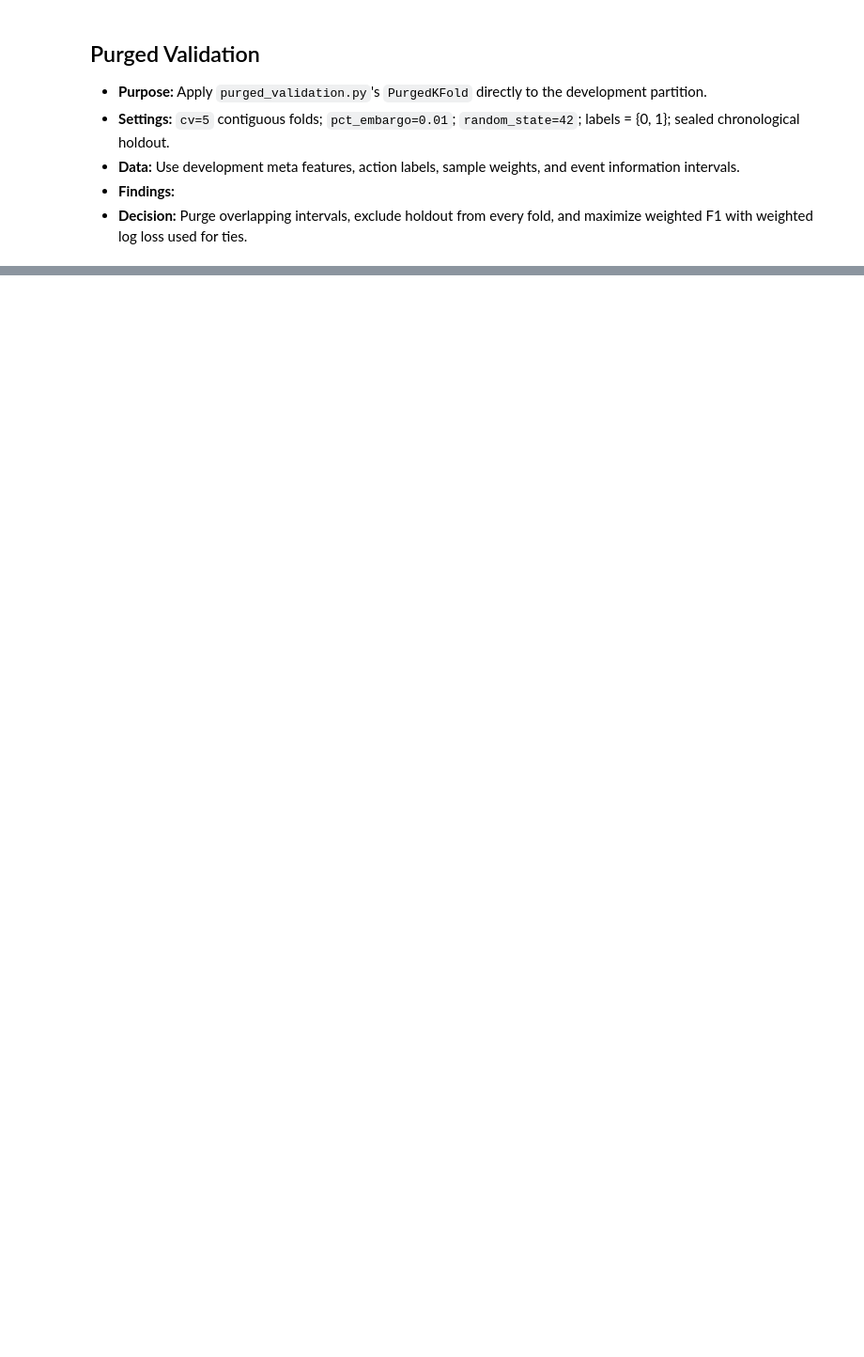
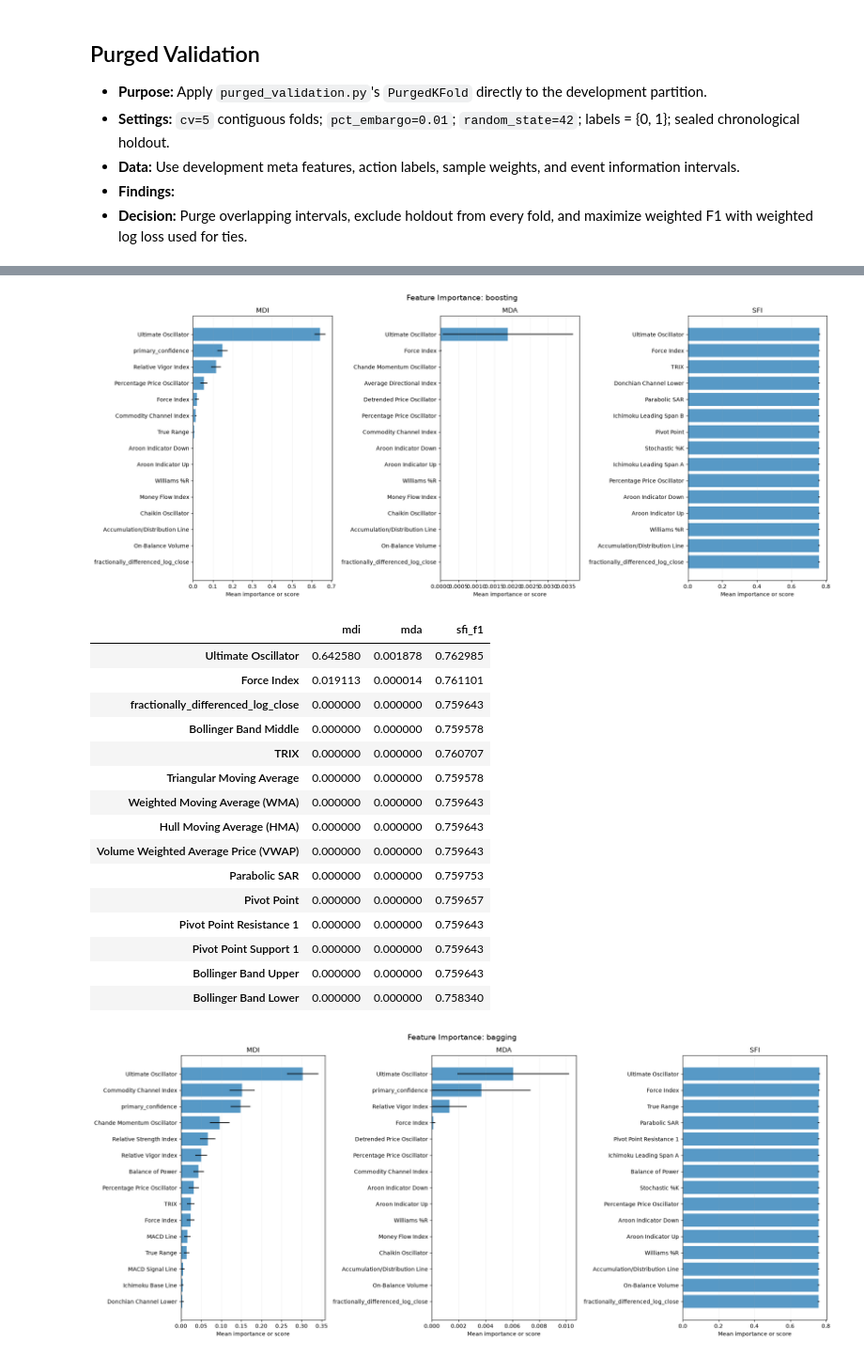
Before and after one commit to kwonjunhyuk9/financial-machine-learning, a Jupyter notebook: notebooks/modeling/market/meta_model.ipynb, the cells around one changed output, grey strips where cells are left out. Shown at 94% size. Drawn from its saved outputs; the diff is of its cells as text; code cells hidden in the pictures; blank space fills up the shorter version.

```diff
--- a/notebooks/modeling/market/meta_model.ipynb
+++ b/notebooks/modeling/market/meta_model.ipynb
@@ -171,17 +235,43 @@ ensemble_learning_curves = plot_learning_curves(
 # %%
-ensemble_importance_results, ensemble_importance_scores = compute_stage_importance(
-    selected_estimator,
-    features=X_development,
-    labels=y_development,
-    sample_weight=w_development,
-    information_sets=t1_development,
-    scoring=STAGE_SCORING,
-    cv=CV_SPLITS,
-    pct_embargo=PCT_EMBARGO,
-    random_state=RANDOM_STATE,
-)
-plot_feature_importance(
-    ensemble_importance_results,
-    f"Ensemble Methods Feature Importance: {selected_name}",
-)
-display(ensemble_importance_scores.to_frame())
+importance_scores = {}
+for name, estimator in candidates.items():
+    results, scores = compute_stage_importance(
+        estimator,
+        features=X_development,
+        labels=y_development,
+        sample_weight=w_development,
+        information_sets=t1_development,
+        scoring=STAGE_SCORING,
+        cv=CV_SPLITS,
+        pct_embargo=PCT_EMBARGO,
+        random_state=RANDOM_STATE,
+        show_progress=True,
+    )
+    importance_scores[name] = scores
+    plot_feature_importance(results, f"Feature Importance: {name}")
+    importance = pd.DataFrame({
+        "mdi": results["MDI"]["mean"],
+        "mda": results["MDA"]["mean"],
+        "sfi_f1": results["SFI"]["mean"],
+    }).sort_values("mda", ascending=False)
+    display(importance.head(15))
+display(pd.DataFrame(importance_scores))
+# %% [output]
+[figure, added]
+|  | mdi | mda | sfi_f1 |
+| Ultimate Oscillator | 0.642580 | 0.001878 | 0.762985 |
+| Force Index | 0.019113 | 0.000014 | 0.761101 |
+| fractionally_differenced_log_close | 0.000000 | 0.000000 | 0.759643 |
+| Bollinger Band Middle | 0.000000 | 0.000000 | 0.759578 |
+| TRIX | 0.000000 | 0.000000 | 0.760707 |
+| Triangular Moving Average | 0.000000 | 0.000000 | 0.759578 |
+| Weighted Moving Average (WMA) | 0.000000 | 0.000000 | 0.759643 |
+| Hull Moving Average (HMA) | 0.000000 | 0.000000 | 0.759643 |
+| Volume Weighted Average Price (VWAP) | 0.000000 | 0.000000 | 0.759643 |
+| Parabolic SAR | 0.000000 | 0.000000 | 0.759753 |
+| Pivot Point | 0.000000 | 0.000000 | 0.759657 |
+| Pivot Point Resistance 1 | 0.000000 | 0.000000 | 0.759643 |
+| Pivot Point Support 1 | 0.000000 | 0.000000 | 0.759643 |
+| Bollinger Band Upper | 0.000000 | 0.000000 | 0.759643 |
+| Bollinger Band Lower | 0.000000 | 0.000000 | 0.758340 |
+[figure, added]
```
Also changed, not shown: parts of 20 cells of this notebook, 42 other files.
